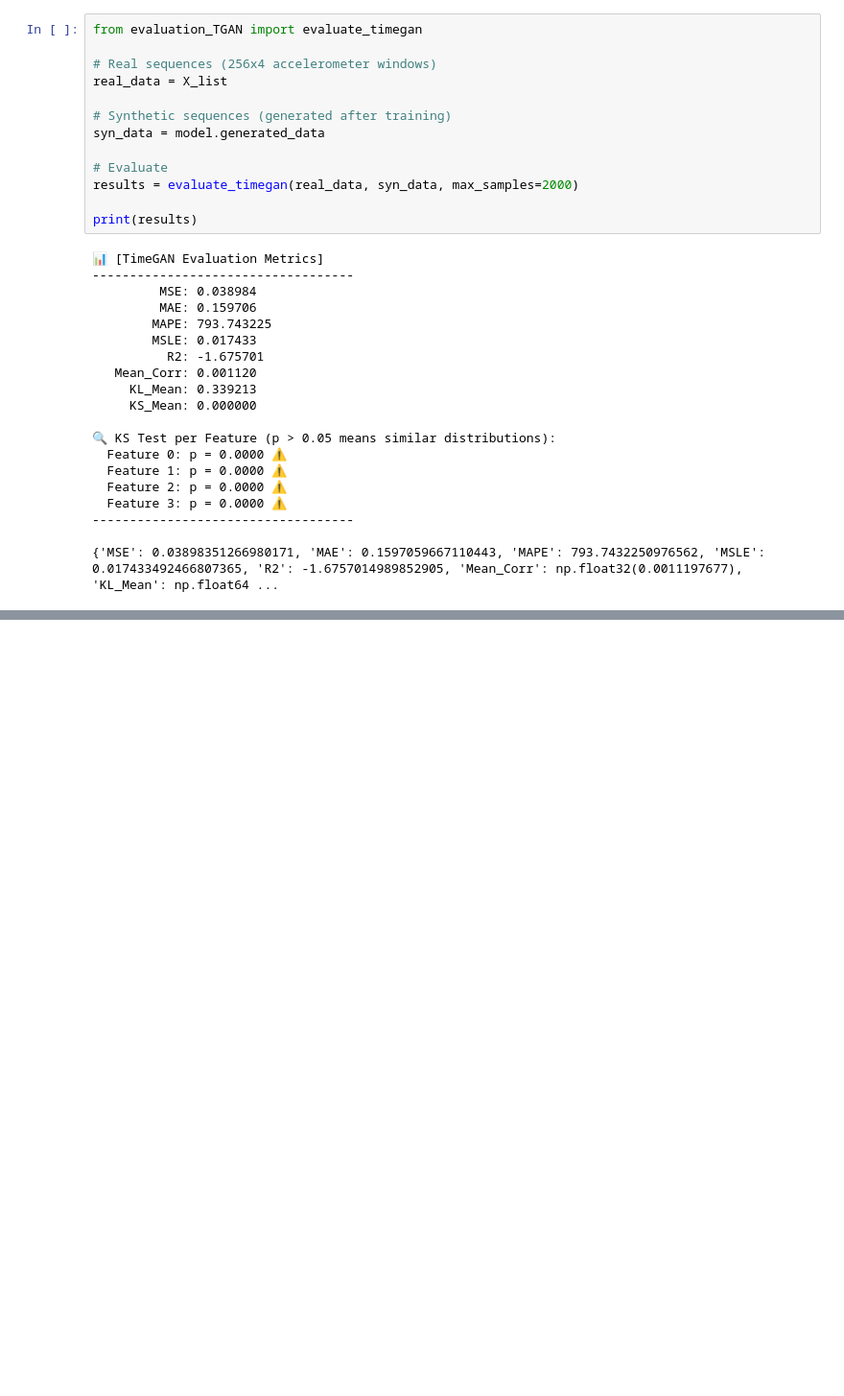
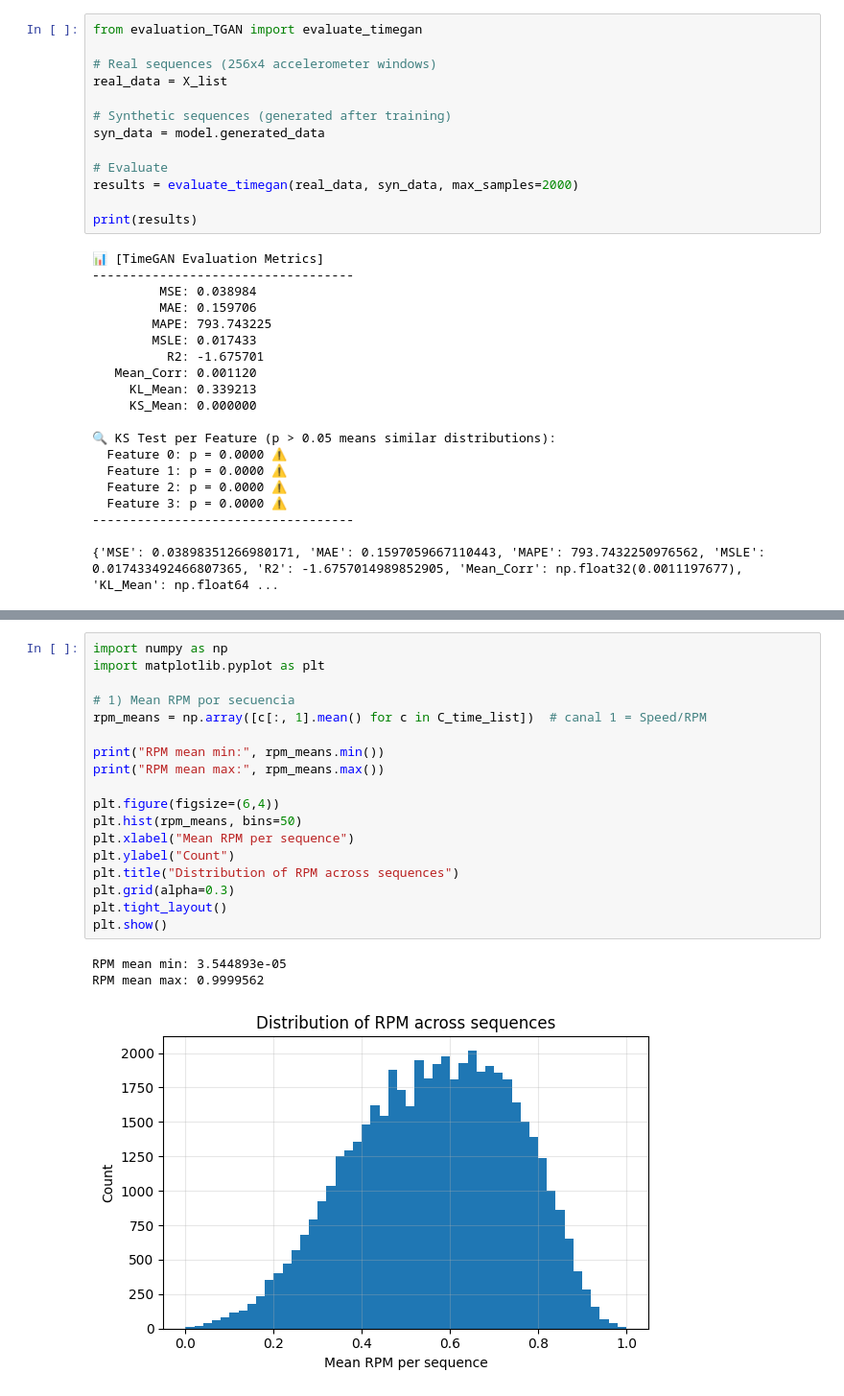
Before and after one commit to JBP1951/Thesis-TIMEGAN, a Jupyter notebook: Thesis copy 2/train_all_signals.ipynb, the cells around one changed output, grey strips where cells are left out. Shown at 96% size. Cells and saved outputs as stored; diff of their text form; blank space fills up the shorter version.

```diff
--- a/Thesis copy 2/train_all_signals.ipynb
+++ b/Thesis copy 2/train_all_signals.ipynb
@@ -2270,0 +2363,22 @@ model.train()
+# %%
+import numpy as np
+import matplotlib.pyplot as plt
+
+# 1) Mean RPM por secuencia
+rpm_means = np.array([c[:, 1].mean() for c in C_time_list])  # canal 1 = Speed/RPM
+
+print("RPM mean min:", rpm_means.min())
+print("RPM mean max:", rpm_means.max())
+
+plt.figure(figsize=(6,4))
+plt.hist(rpm_means, bins=50)
+plt.xlabel("Mean RPM per sequence")
+plt.ylabel("Count")
+plt.title("Distribution of RPM across sequences")
+plt.grid(alpha=0.3)
+plt.tight_layout()
+plt.show()
+# %% [output]
+RPM mean min: 3.544893e-05
+RPM mean max: 0.9999562
+[figure, added]
```
Also changed, not shown: parts of 11 cells of this notebook, 1 other file.
